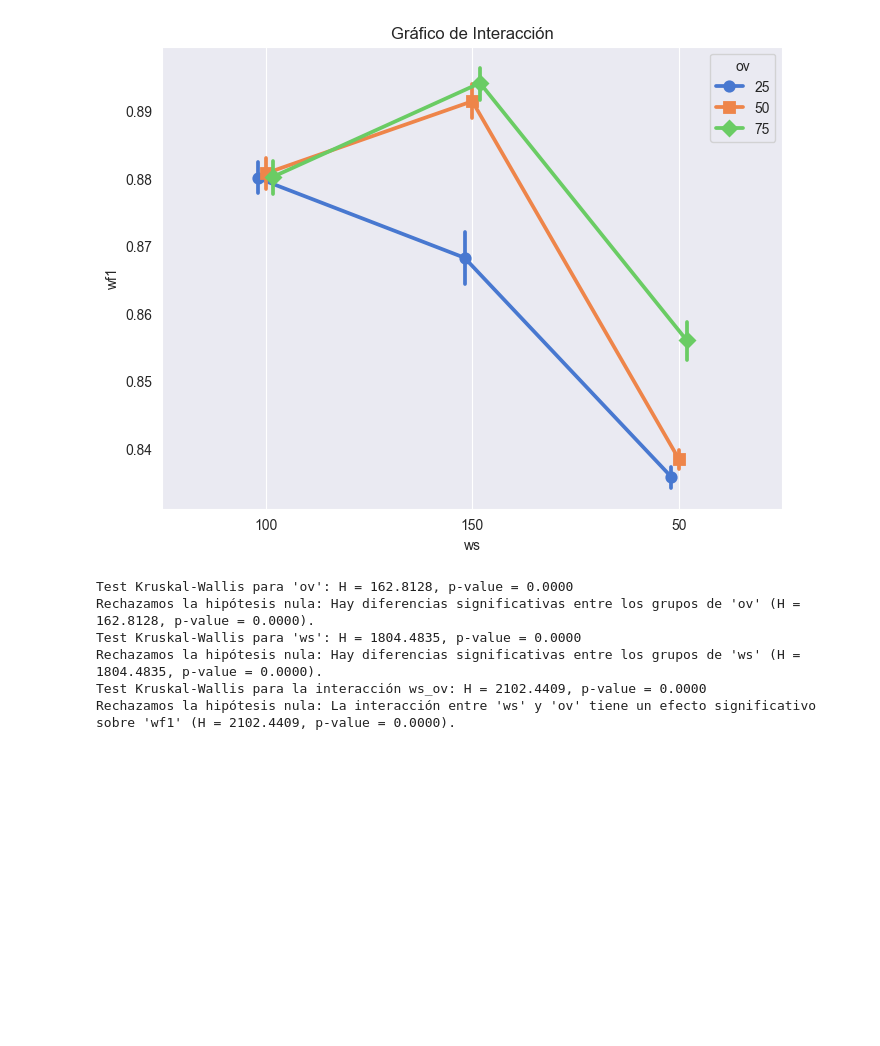
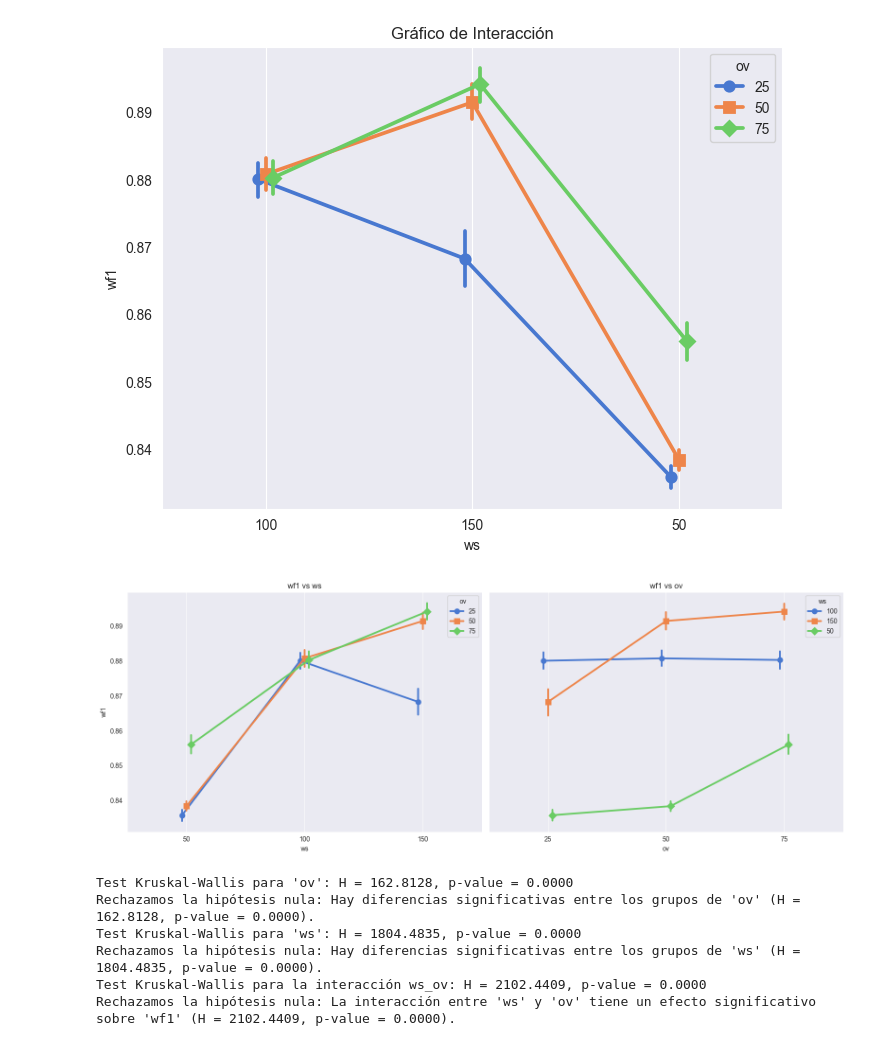
Before and after one commit to neilnathanhidalgo/Tesis, a Jupyter notebook: jupyter/ANOVA_v2.ipynb, the cells around one changed output. Cells and saved outputs as stored; diff of their text form; code cells hidden in the pictures; blank space fills up the shorter version.

```diff
--- a/jupyter/ANOVA_v2.ipynb
+++ b/jupyter/ANOVA_v2.ipynb
@@ -184,6 +184,45 @@ plt.grid()
 plt.show()
 # %% [output]
 [figure]
+# %%
+# Crear una figura con dos subplots uno al lado del otro
+fig, axes = plt.subplots(1, 2, figsize=(16, 6), sharey=True)
+
+# Primer gráfico: ws en eje x, ordenado
+sns.pointplot(
+    data=data,
+    x='ws', y='wf1', hue='ov',
+    dodge=True, markers=['o', 's', 'D'],
+    palette='muted', errorbar=('ci', 95),
+    order=[50, 100, 150],  # Orden específico en x
+    ax=axes[0]
+)
+axes[0].set_title('wf1 vs ws')
+axes[0].set_xlabel('ws')
+axes[0].set_ylabel('wf1')
+axes[0].legend(title='ov')
+axes[0].grid()
+
+# Segundo gráfico: ov en eje x, ws como leyenda
+sns.pointplot(
+    data=data,
+    x='ov', y='wf1', hue='ws',
+    dodge=True, markers=['o', 's', 'D'],
+    palette='muted', errorbar=('ci', 95),
+    order=[25, 50, 75],  # Ordenamos también la leyenda
+    ax=axes[1]
+)
+axes[1].set_title('wf1 vs ov')
+axes[1].set_xlabel('ov')
+axes[1].set_ylabel('')  # Ya que el y es compartido
+axes[1].legend(title='ws')
+axes[1].grid()
+
+# Ajustar el espacio entre gráficos
+plt.tight_layout()
+plt.show()
+# %% [output]
+[figure, added]
 # %%
 # Agrupar por 'ov' y aplicar el test
 grupos_ov = [grupo["wf1"].values for _, grupo in data.groupby("ov")]
```
Also changed, not shown: 1 other file.
